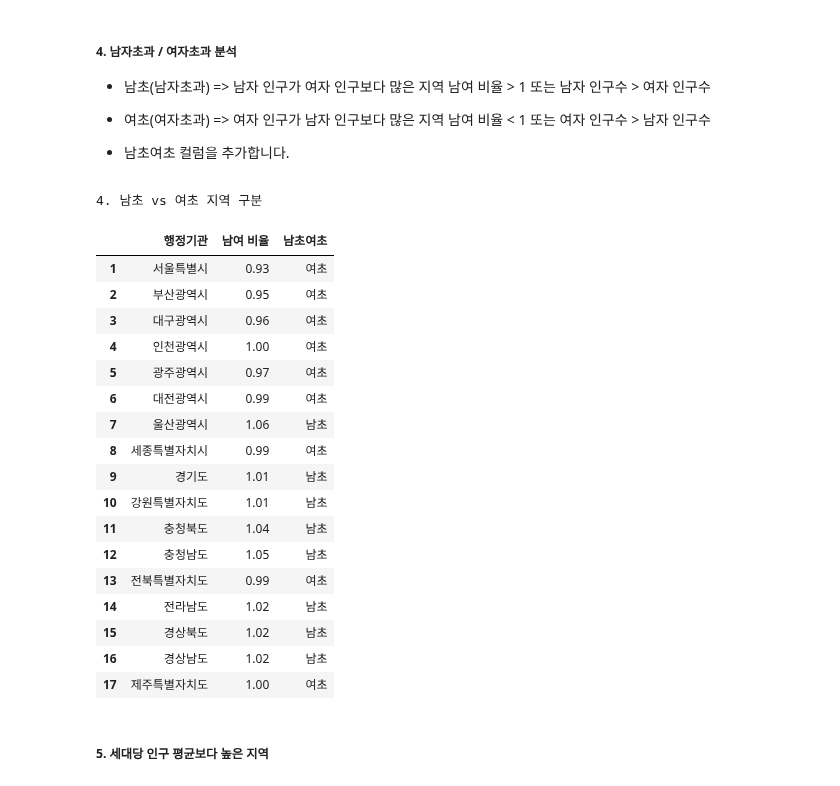
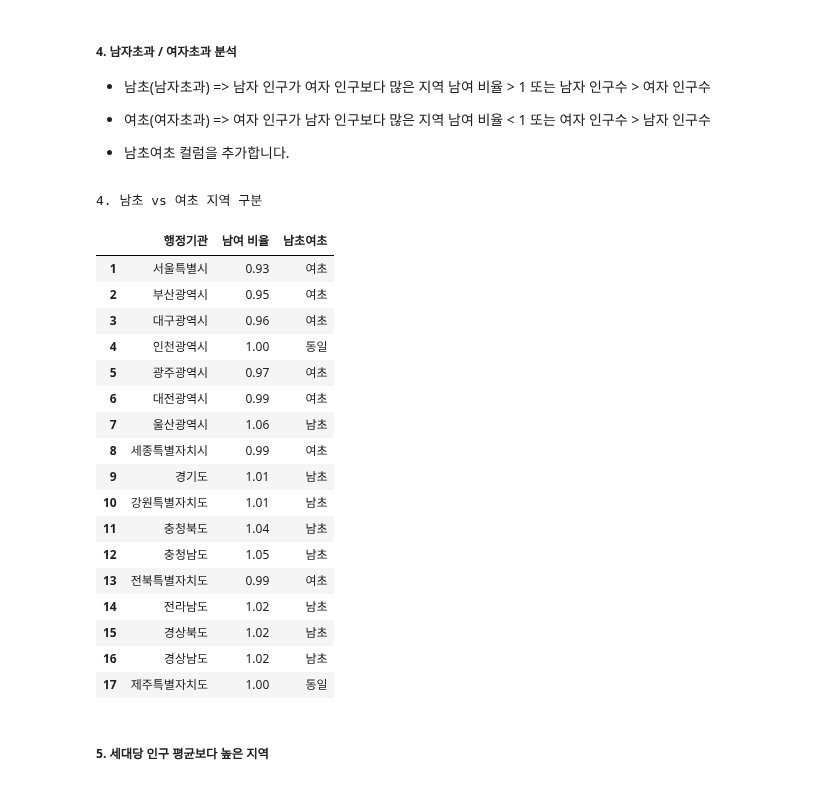
Before and after one commit to nueij0429/Python_Webscraping_Analysis, a Jupyter notebook: 연습문제/04_인구현황분석.ipynb, the cells around one changed output. Drawn from its saved outputs; the diff is of its cells as text; code cells hidden in the pictures.

```diff
--- a/연습문제/04_인구현황분석.ipynb
+++ b/연습문제/04_인구현황분석.ipynb
@@ -149,20 +149,20 @@ plt.show()
 # %%
 print("4. 남초 vs 여초 지역 구분")
 
 df['남여 비율'] = df['남여 비율'].astype(float)
-df['남초여초'] = df['남여 비율'].map(lambda x: '남초' if x > 1 else ('여초' if x <= 1 else ''))
+df['남초여초'] = df['남여 비율'].map(lambda x: '남초' if x > 1 else ('여초' if x < 1 else '동일'))
 
 result_df = df[['행정기관', '남여 비율', '남초여초']].copy().reset_index(drop=True)
 result_df.index += 1
 
 result_df
 # %% [output]
 4. 남초 vs 여초 지역 구분
 |  | 행정기관 | 남여 비율 | 남초여초 |
 | 1 | 서울특별시 | 0.93 | 여초 |
 | 2 | 부산광역시 | 0.95 | 여초 |
 | 3 | 대구광역시 | 0.96 | 여초 |
-| 4 | 인천광역시 | 1.00 | 여초 |
+| 4 | 인천광역시 | 1.00 | 동일 |
 | 5 | 광주광역시 | 0.97 | 여초 |
 | 6 | 대전광역시 | 0.99 | 여초 |
 | 7 | 울산광역시 | 1.06 | 남초 |
@@ -175,7 +175,7 @@ result_df
 | 14 | 전라남도 | 1.02 | 남초 |
 | 15 | 경상북도 | 1.02 | 남초 |
 | 16 | 경상남도 | 1.02 | 남초 |
-| 17 | 제주특별자치도 | 1.00 | 여초 |
+| 17 | 제주특별자치도 | 1.00 | 동일 |
 # %% [markdown]
 ##### 5. 세대당 인구 평균보다 높은 지역
 # %%
```
Also changed, not shown: parts of 2 cells of this notebook.
